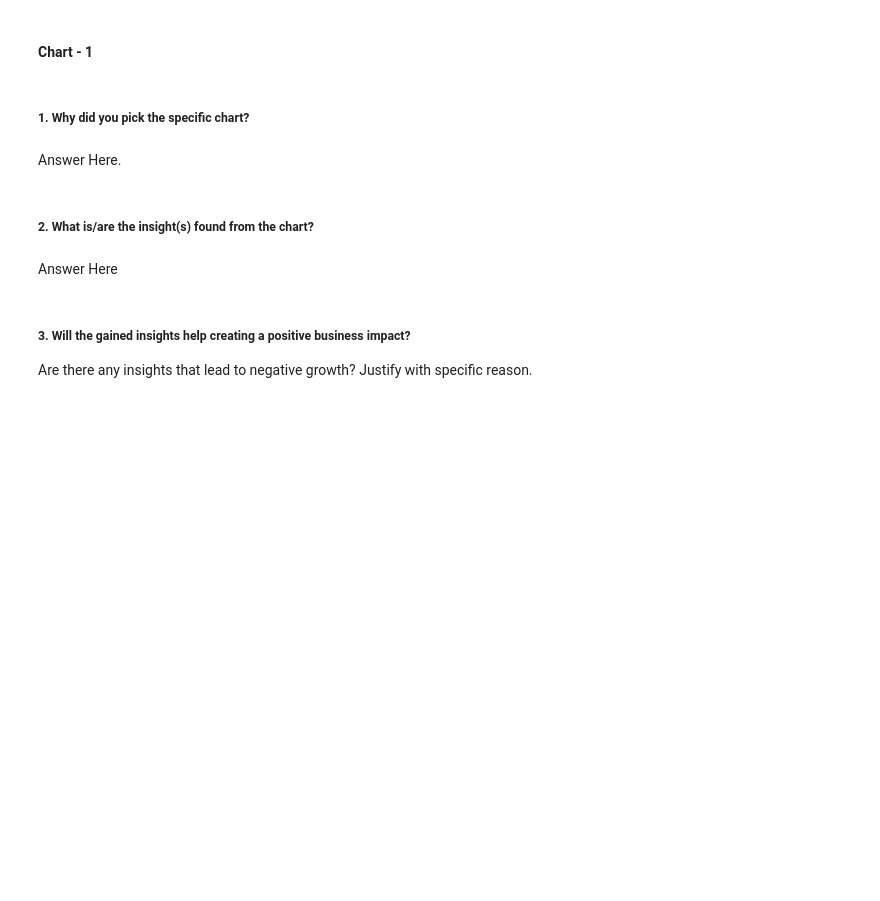
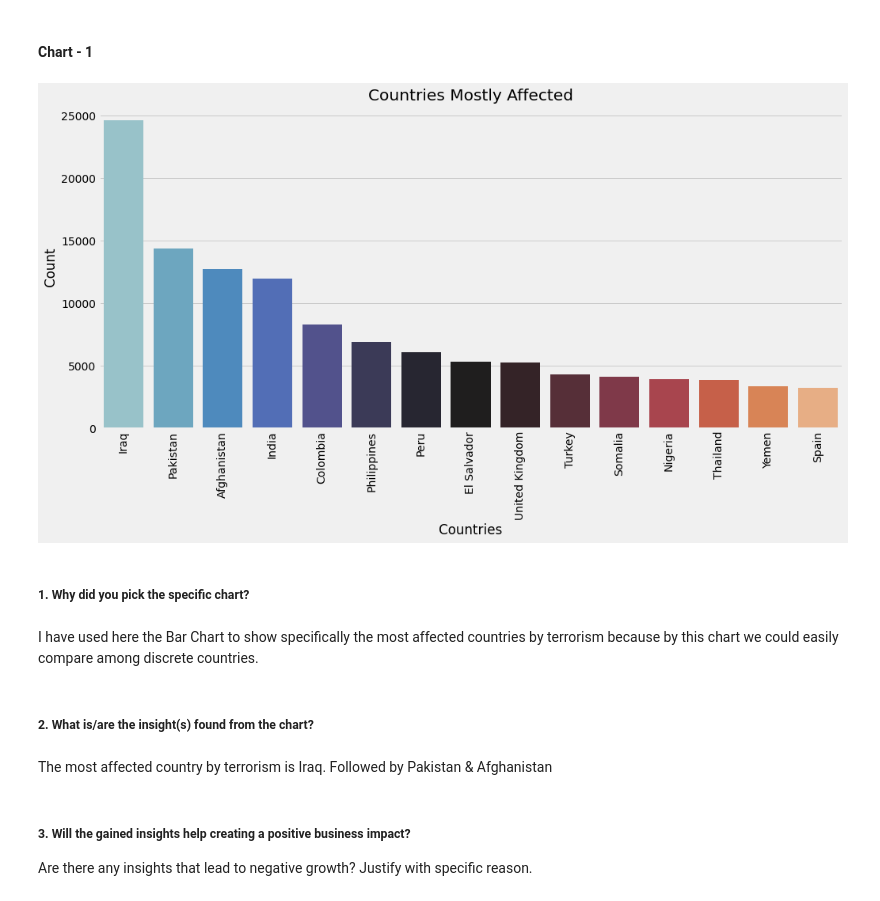
Before and after one commit to cpacharya/Global-Terrorism, a Jupyter notebook: EDA_project_on_Global_Terrorism_by_Chandra_Prakash_Acharya.ipynb, the cells around one changed output. Drawn from its saved outputs; the diff is of its cells as text; code cells hidden in the pictures; blank space fills up the shorter version.

```diff
--- a/EDA_project_on_Global_Terrorism_by_Chandra_Prakash_Acharya.ipynb
+++ b/EDA_project_on_Global_Terrorism_by_Chandra_Prakash_Acharya.ipynb
@@ -342,11 +335,25 @@ We did some research about the most no. of things that happened by the terrorist
+# %%
+# Chart - 1 visualization code
+# This chart is used to show the top countries which are mostly affected by terrorism
+plt.subplots(figsize=(15,7))
+countries_affected_most = df_global_terror['Country'].value_counts()[:10]
+countries_affected_most.columns = ['Country', 'Count']
+sns.barplot(df_global_terror['Country'].value_counts()[:15].index,df_global_terror['Country'].value_counts()[:15].values,palette='icefire')
+plt.title('Countries Mostly Affected')
+plt.xlabel('Countries')
+plt.ylabel('Count')
+plt.xticks(rotation= 90)
+plt.show()
+# %% [output]
+[figure, added]
 # %% [markdown]
 ##### 1. Why did you pick the specific chart?
-# %% [markdown]
-Answer Here.
+# %% [markdown]
+I have used here the Bar Chart to show specifically the most affected countries by terrorism because by this chart we could easily compare among discrete countries.
 # %% [markdown]
 ##### 2. What is/are the insight(s) found from the chart?
-# %% [markdown]
-Answer Here
+# %% [markdown]
+The most affected country by terrorism is Iraq. Followed by Pakistan & Afghanistan
 # %% [markdown]
 ##### 3. Will the gained insights help creating a positive business impact?
 Are there any insights that lead to negative growth? Justify with specific reason.
```
Also changed, not shown: parts of 15 cells of this notebook.
